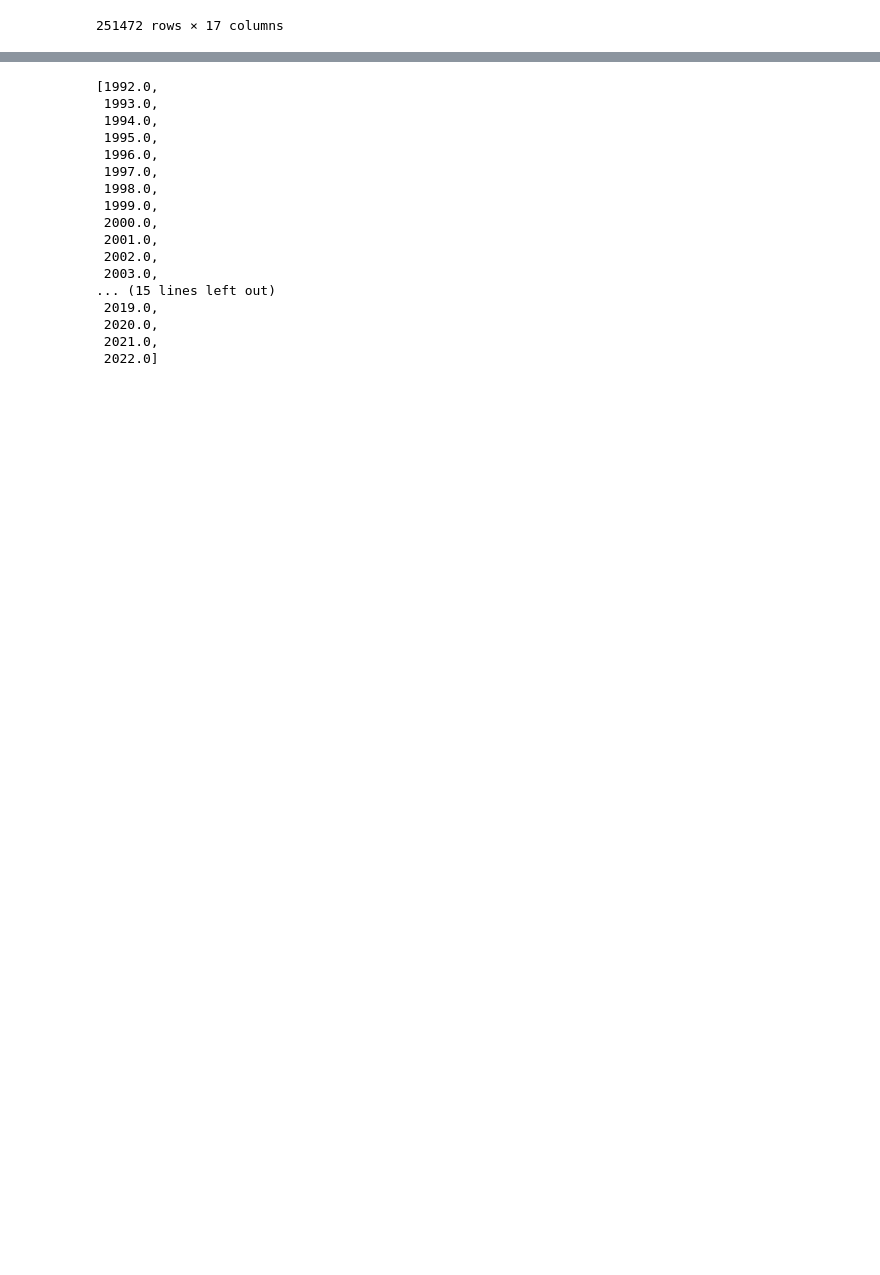
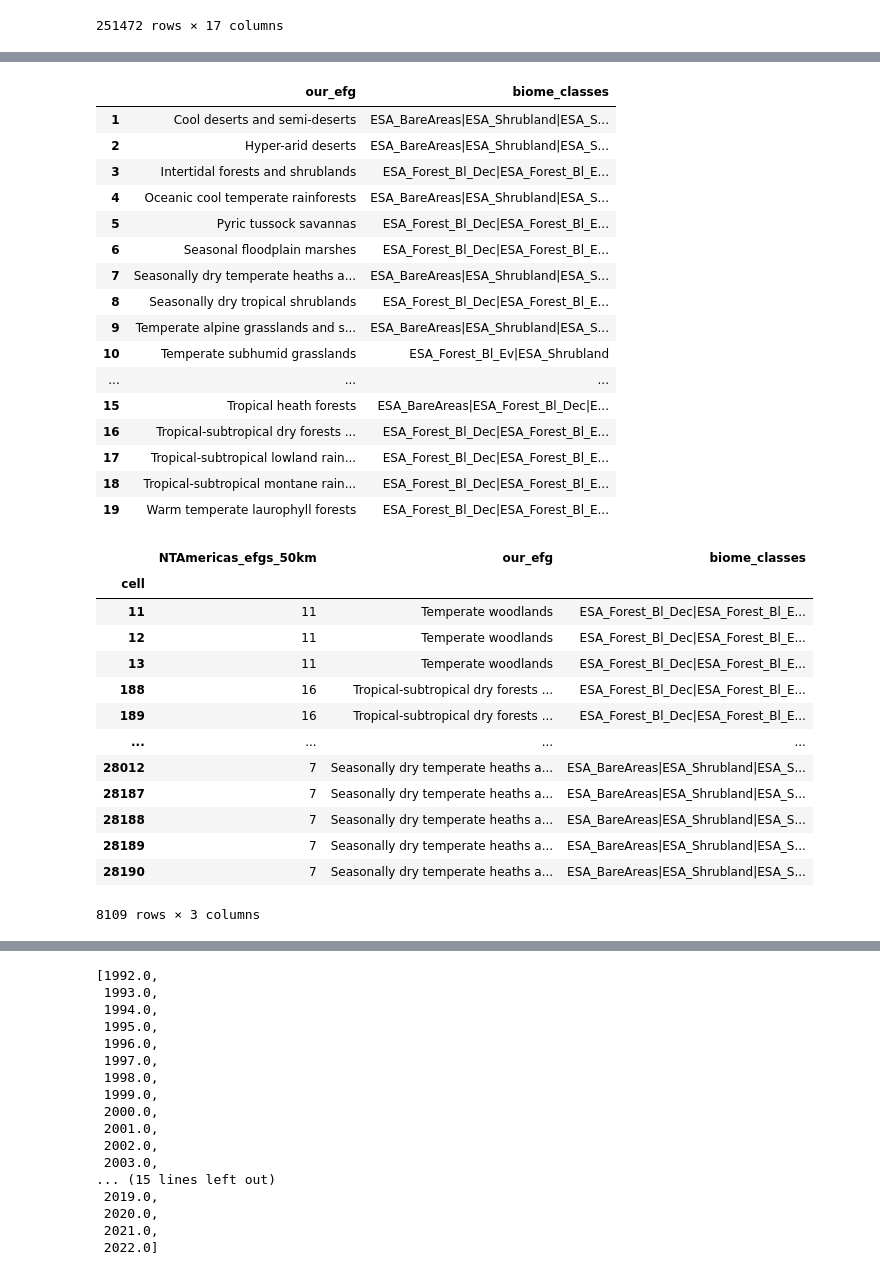
Before and after one commit to guischmitd/luh2esa, a Jupyter notebook: notebooks/02_biome_data.ipynb, the cells around one changed output, grey strips where cells are left out. Drawn from its saved outputs; the diff is of its cells as text; code cells hidden in the pictures; blank space fills up the shorter version.

```diff
--- a/notebooks/02_biome_data.ipynb
+++ b/notebooks/02_biome_data.ipynb
@@ -149,0 +86,39 @@ dtype: float64
+# %%
+biome_classes = pd.read_excel(DATA_DIR / 'ESA-LC_Biome_proportions.xlsx')[['our_efg', 'Biome_Classes']].rename(columns={'Biome_Classes': 'biome_classes'})
+biome_classes.index = biome_classes.index + 1
+display(biome_classes)
+
+biomes = biomes.join(biome_classes, how='left', on='NTAmericas_efgs_50km')
+biomes
+# %% [output]
+|  | our_efg | biome_classes |
+| 1 | Cool deserts and semi-deserts | ESA_BareAreas|ESA_Shrubland|ESA_S... |
+| 2 | Hyper-arid deserts | ESA_BareAreas|ESA_Shrubland|ESA_S... |
+| 3 | Intertidal forests and shrublands | ESA_Forest_Bl_Dec|ESA_Forest_Bl_E... |
+| 4 | Oceanic cool temperate rainforests | ESA_BareAreas|ESA_Shrubland|ESA_S... |
+| 5 | Pyric tussock savannas | ESA_Forest_Bl_Dec|ESA_Forest_Bl_E... |
+| 6 | Seasonal floodplain marshes | ESA_Forest_Bl_Dec|ESA_Forest_Bl_E... |
+| 7 | Seasonally dry temperate heaths a... | ESA_BareAreas|ESA_Shrubland|ESA_S... |
+| 8 | Seasonally dry tropical shrublands | ESA_Forest_Bl_Dec|ESA_Forest_Bl_E... |
+| 9 | Temperate alpine grasslands and s... | ESA_BareAreas|ESA_Shrubland|ESA_S... |
+| 10 | Temperate subhumid grasslands | ESA_Forest_Bl_Ev|ESA_Shrubland |
+| ... | ... | ... |
+| 15 | Tropical heath forests | ESA_BareAreas|ESA_Forest_Bl_Dec|E... |
+| 16 | Tropical-subtropical dry forests ... | ESA_Forest_Bl_Dec|ESA_Forest_Bl_E... |
+| 17 | Tropical-subtropical lowland rain... | ESA_Forest_Bl_Dec|ESA_Forest_Bl_E... |
+| 18 | Tropical-subtropical montane rain... | ESA_Forest_Bl_Dec|ESA_Forest_Bl_E... |
+| 19 | Warm temperate laurophyll forests | ESA_Forest_Bl_Dec|ESA_Forest_Bl_E... |
+|  | NTAmericas_efgs_50km | our_efg | biome_classes |
+| cell |  |  |  |
+| 11 | 11 | Temperate woodlands | ESA_Forest_Bl_Dec|ESA_Forest_Bl_E... |
+| 12 | 11 | Temperate woodlands | ESA_Forest_Bl_Dec|ESA_Forest_Bl_E... |
+| 13 | 11 | Temperate woodlands | ESA_Forest_Bl_Dec|ESA_Forest_Bl_E... |
+| 188 | 16 | Tropical-subtropical dry forests ... | ESA_Forest_Bl_Dec|ESA_Forest_Bl_E... |
+| 189 | 16 | Tropical-subtropical dry forests ... | ESA_Forest_Bl_Dec|ESA_Forest_Bl_E... |
+| ... | ... | ... | ... |
+| 28012 | 7 | Seasonally dry temperate heaths a... | ESA_BareAreas|ESA_Shrubland|ESA_S... |
+| 28187 | 7 | Seasonally dry temperate heaths a... | ESA_BareAreas|ESA_Shrubland|ESA_S... |
+| 28188 | 7 | Seasonally dry temperate heaths a... | ESA_BareAreas|ESA_Shrubland|ESA_S... |
+| 28189 | 7 | Seasonally dry temperate heaths a... | ESA_BareAreas|ESA_Shrubland|ESA_S... |
+| 28190 | 7 | Seasonally dry temperate heaths a... | ESA_BareAreas|ESA_Shrubland|ESA_S... |
+8109 rows × 3 columns
```
Also changed, not shown: parts of 33 cells of this notebook, 6 other files.
